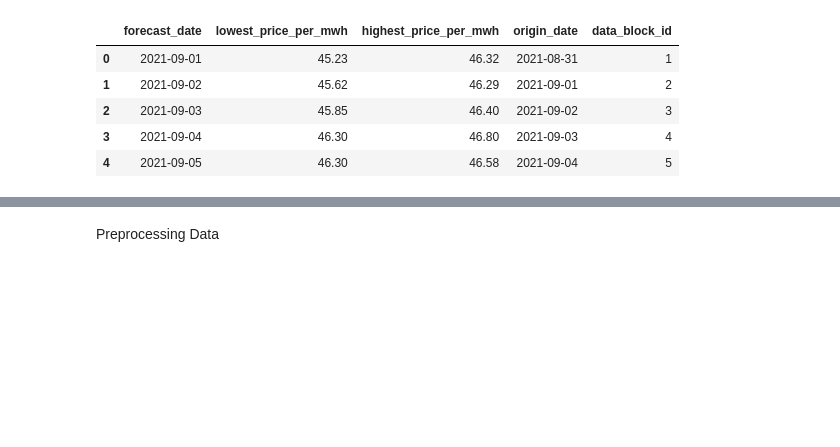
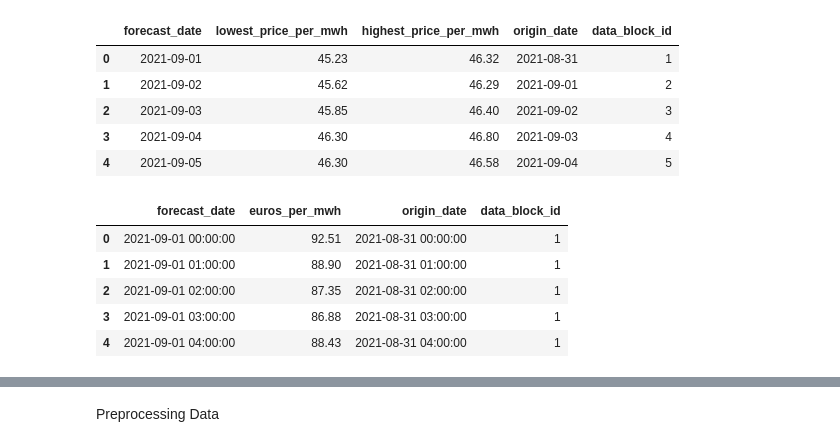
Before and after one commit to jackren0000/Enefit---Predict-Energy-Behavior-of-Prosumers, a Jupyter notebook: predict-energy-behavior-of-prosumers.ipynb, the cells around one changed output, grey strips where cells are left out. Cells and saved outputs as stored; diff of their text form; code cells hidden in the pictures; blank space fills up the shorter version.

```diff
--- a/predict-energy-behavior-of-prosumers.ipynb
+++ b/predict-energy-behavior-of-prosumers.ipynb
@@ -87,3 +87,12 @@ gas_df.head()
 | 2 | 2021-09-03 | 45.85 | 46.40 | 2021-09-02 | 3 |
 | 3 | 2021-09-04 | 46.30 | 46.80 | 2021-09-03 | 4 |
 | 4 | 2021-09-05 | 46.30 | 46.58 | 2021-09-04 | 5 |
+# %%
+electricity_df.head()
+# %% [output]
+|  | forecast_date | euros_per_mwh | origin_date | data_block_id |
+| 0 | 2021-09-01 00:00:00 | 92.51 | 2021-08-31 00:00:00 | 1 |
+| 1 | 2021-09-01 01:00:00 | 88.90 | 2021-08-31 01:00:00 | 1 |
+| 2 | 2021-09-01 02:00:00 | 87.35 | 2021-08-31 02:00:00 | 1 |
+| 3 | 2021-09-01 03:00:00 | 86.88 | 2021-08-31 03:00:00 | 1 |
+| 4 | 2021-09-01 04:00:00 | 88.43 | 2021-08-31 04:00:00 | 1 |
```
Also changed, not shown: parts of 3 cells of this notebook.
